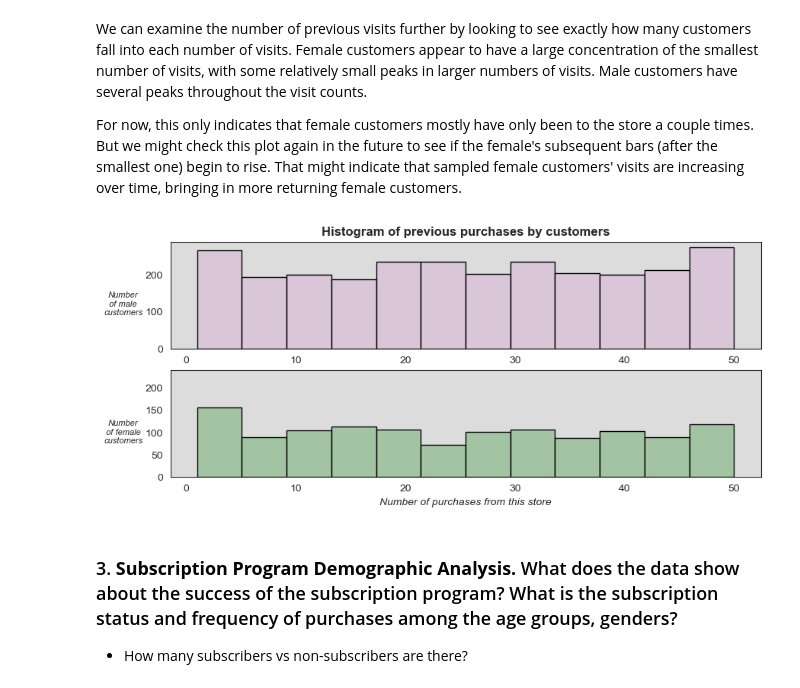
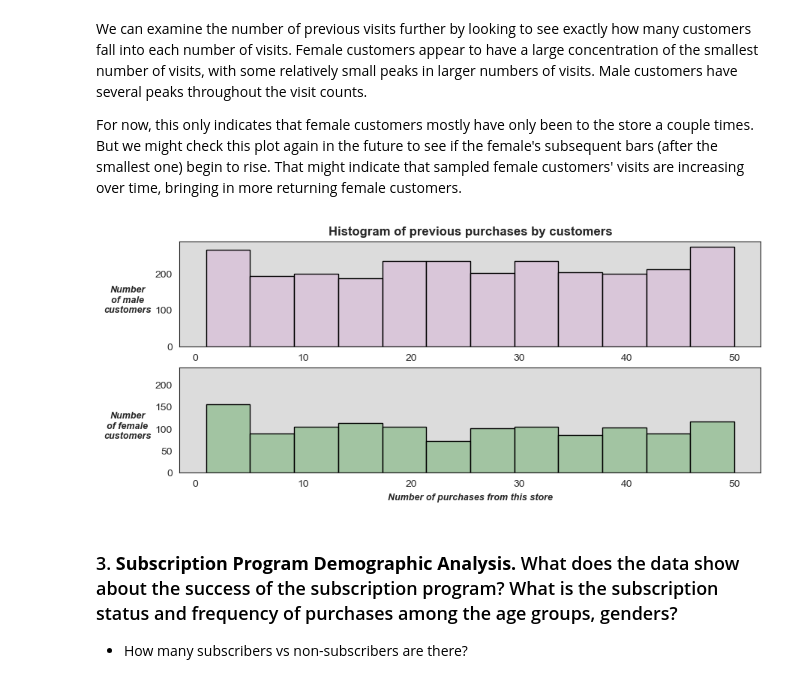
Before and after one commit to molly777yllom/DataDive3_DATA3500, a Jupyter notebook: shopping_trends.ipynb, the cells around one changed output. Saved outputs shown, nothing was run; the diff lists cells and outputs as text; code cells hidden in the pictures.

```diff
--- a/shopping_trends.ipynb
+++ b/shopping_trends.ipynb
@@ -1015,24 +1005,18 @@ plt.show()
 # %%
 # Plots: Number of previous purchases by age (and gender)
-
-f, ax = plt.subplots(figsize=(10, 2))
+f, ax = plt.subplots(figsize=(10, 2))   #set up the figure, styles
 plt.subplots_adjust(hspace=0.3, wspace=0.5)
-sns.set_style('white')
-sns.lineplot(x="Age Range", y='Previous Purchases', data=shopping, hue='Gender', palette='turbo', ax=ax, estimator=np.sum)
+# set up the line plot
+sns.lineplot(x="Age Range", y='Previous Purchases', data=shopping, hue='Gender', palette='Accent', ax=ax, estimator=np.sum)
 lines=ax.lines  # set markers for the lines
 lines[0].set_marker("s")  # set square marker for line 1
 lines[0].set_markeredgecolor('black')  # set black marker edge color for line 1
 lines[1].set_marker("s")  # set square marker for line 2
 lines[1].set_markeredgecolor('black')  # set black marker edge color for line 2
-ax.set_title('Total number of previous purchases by customers', fontsize=14, weight='bold', style='italic', y=1)
+ax.set_title('Total number of previous purchases by customers', fontsize=12, weight='bold')
 ax.set_xlabel('Age range', weight='bold', style='italic', size=12)
-ax.set_ylabel('Number of prev purchases', weight='bold', style='italic', size=12)
-ax.set_facecolor('slategray')
-for label in ax.get_xticklabels():
-    label.set_weight('bold')
-for label in ax.get_yticklabels():
-    label.set_weight('bold')
-ax.set_ylim(0, 10000)
+ax.set_ylabel('Number of prev purchases', weight='bold', style='italic', size=8)
+ax.set_ylim(0, 10000)  # adjust y-axis limits
 ax.legend(loc='upper left', edgecolor='white', bbox_to_anchor=(1, 1))  # customize the legend placement
-plt.show()
+plt.show()   # show the plot
 # %% [output]
@@ -1043,26 +1027,25 @@ We can examine the number of previous visits further by looking to see exactly h
 For now, this only indicates that female customers mostly have only been to the store a couple times. But we might check this plot again in the future to see if the female's subsequent bars (after the smallest one) begin to rise. That might indicate that sampled female customers' visits are increasing over time, bringing in more returning female customers.
 # %%
 # Plots: Histograms showing the number of previous purchases by males and females
-f, ax = plt.subplots(2, 1, figsize=(10, 4))
-
-sns.set_style('white')
+f, ax = plt.subplots(2, 1, figsize=(10, 4))  # set up the figure, styles
+# set up the subplot for male customers
 sns.histplot(x='Previous Purchases', data=male, color='thistle', edgecolor='black', ax=ax[0], bins=12)
 ax[0].set_title('Histogram of previous purchases by customers', fontsize=12, weight='bold')
-ax[0].set_xlabel('')
-ax[0].set_ylabel('Number\nof male\ncustomers', style='italic', size=8, rotation=0)  # customize the y-axis label
-ax[0].get_yaxis().set_label_coords(-0.08,0.3)  # Adjust y-axis label position
-ax[0].set_facecolor('gainsboro')
-
+ax[0].set_xlabel('')  # make the x-axis label dissapear
+ax[0].set_ylabel('Number\nof male\ncustomers', weight='bold', style='italic', size=9, rotation=0)  # customize the y-axis label
+ax[0].get_yaxis().set_label_coords(-0.09,0.3)  # Adjust y-axis label position
+ax[0].set_facecolor('gainsboro') # set a background color
+# set up the subplot for female customers
 sns.histplot(x='Previous Purchases', data=female, color='darkseagreen', edgecolor='black', ax=ax[1])
-ax[1].set_title('')
-ax[1].set_xlabel('Number of purchases from this store', style='italic', size=10)
-ax[1].set_ylabel('Number\nof female\ncustomers', style='italic', size=8, rotation=0)  # customize the y-axis label
-ax[1].get_yaxis().set_label_coords(-0.08,0.3)  # Adjust y-axis label position
-ax[1].set_facecolor('gainsboro')
-ax[1].set_ylim(0, 240)
-plt.show()
+ax[1].set_title('')  # make the subplot title dissapear
+ax[1].set_xlabel('Number of purchases from this store', weight='bold', style='italic', size=9)  # set x-axis label
+ax[1].set_ylabel('Number\nof female\ncustomers', weight='bold', style='italic', size=9, rotation=0)  # customize the y-axis label
+ax[1].get_yaxis().set_label_coords(-0.09,0.3)  # Adjust y-axis label position
+ax[1].set_facecolor('gainsboro')  # set a background color
+ax[1].set_ylim(0, 240)  # adjust y-axis limits for perspective
+plt.show()  # show the plot
 # %% [output]
-[figure, old version]
+[figure, new version]
 # %% [markdown]
 ### 3. **Subscription Program Demographic Analysis.** What does the data show about the success of the subscription program? What is the subscription status and frequency of purchases among the age groups, genders?
 - How many subscribers vs non-subscribers are there?
```
Also changed, not shown: parts of 29 cells of this notebook.
